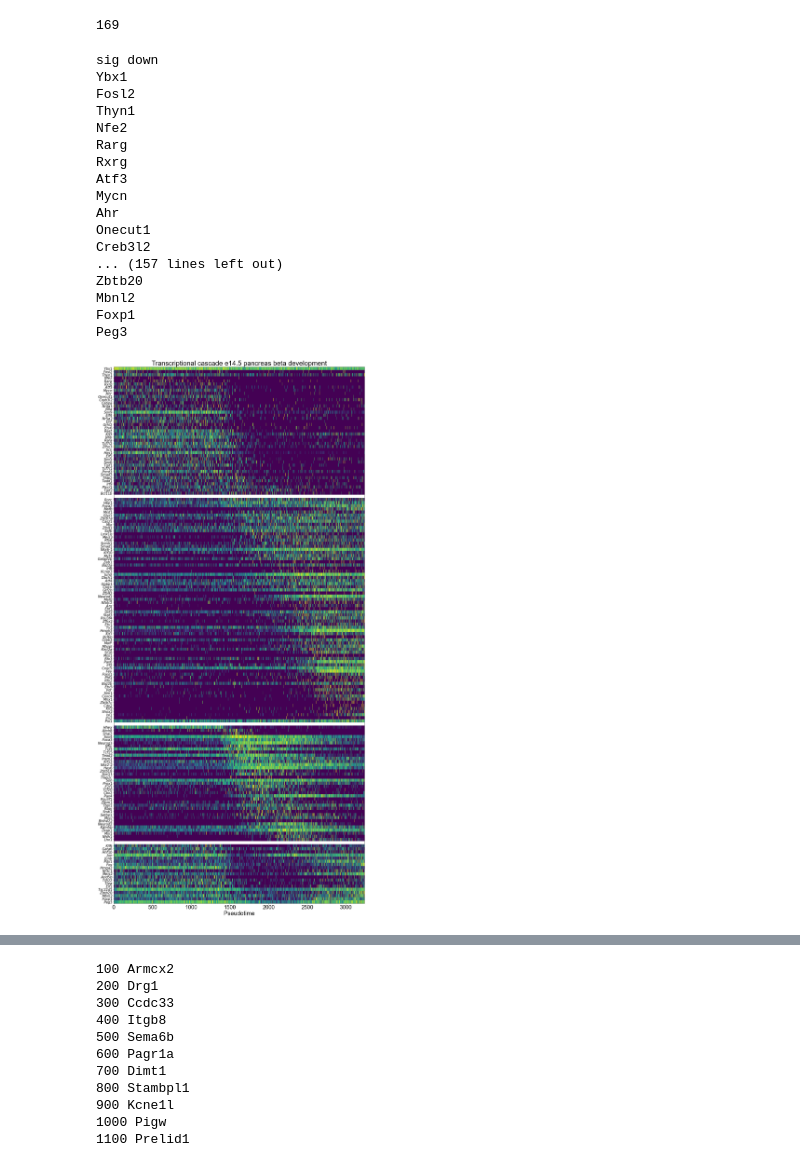
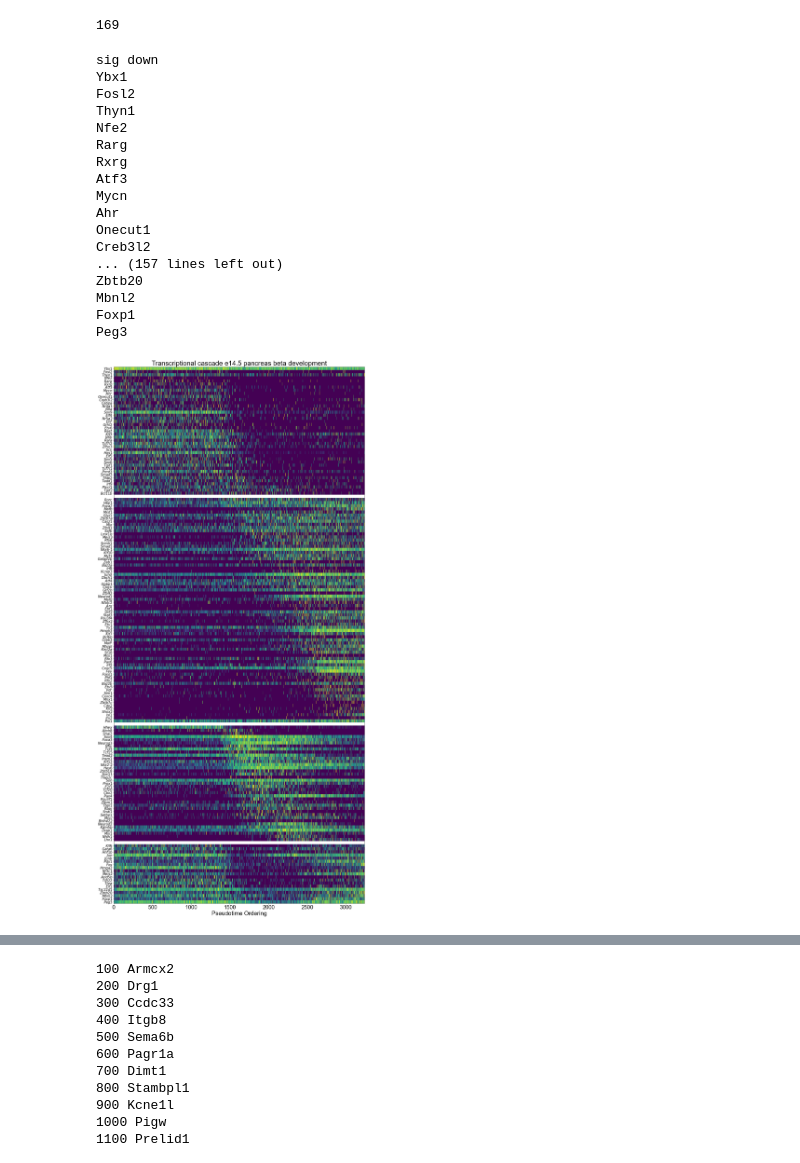
Before and after one commit to daniel-rosebrock/transcriptional_cascades, a Jupyter notebook: load_mcmc_run_full-e14_5_pancreas_beta.ipynb, the cells around one changed output, grey strips where cells are left out. Drawn from its saved outputs; the diff is of its cells as text; code cells hidden in the pictures.

```diff
--- a/load_mcmc_run_full-e14_5_pancreas_beta.ipynb
+++ b/load_mcmc_run_full-e14_5_pancreas_beta.ipynb
@@ -102,31 +102,31 @@ len(mcmc.genes_good_fit)
 # %%
 fig = plot_transcriptional_cascade_heatmap_full(mcmc,title=None, tfs=mcmc.genes_good_fit, figsize=(20,44),
                                                 cmap=cm.viridis,ytick_fontsize=15,yticks_italics=True)
 ax = plt.gca()
 plt.xlim(0,len(mcmc.expr_dict['Neurog3']))
 plt.xticks(fontsize=24)
-plt.xlabel('Pseudotime',fontsize=26)
+plt.xlabel('Pseudotime Ordering',fontsize=26)
 plt.title('Transcriptional cascade e14.5 pancreas beta development',fontsize=30)
 plt.savefig('figures_paper_mouse_data/supp_figures/pancreas_heatmap.pdf',bbox_inches='tight')
 # %% [output]
 sig down
 Ybx1
 Fosl2
 Thyn1
 Nfe2
 Rarg
 Rxrg
 Atf3
 Mycn
 Ahr
 Onecut1
 Creb3l2
 ... (157 lines left out)
 Zbtb20
 Mbnl2
 Foxp1
 Peg3
-[figure, old version]
+[figure, new version]
 # %%
 fig = plot_transcriptional_cascade_violins_full(mcmc,title=None, tfs=mcmc.genes_good_fit, figsize=(20,44))
 ax = plt.gca()
```
Also changed, not shown: parts of 5 cells of this notebook.
